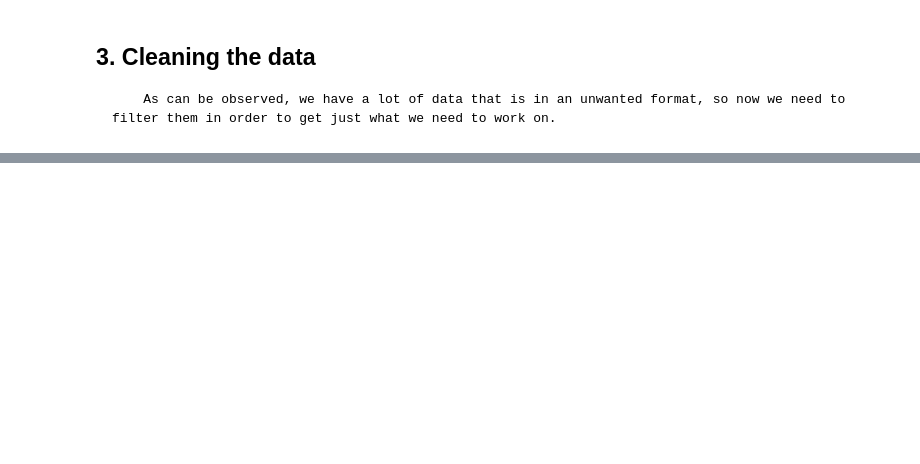
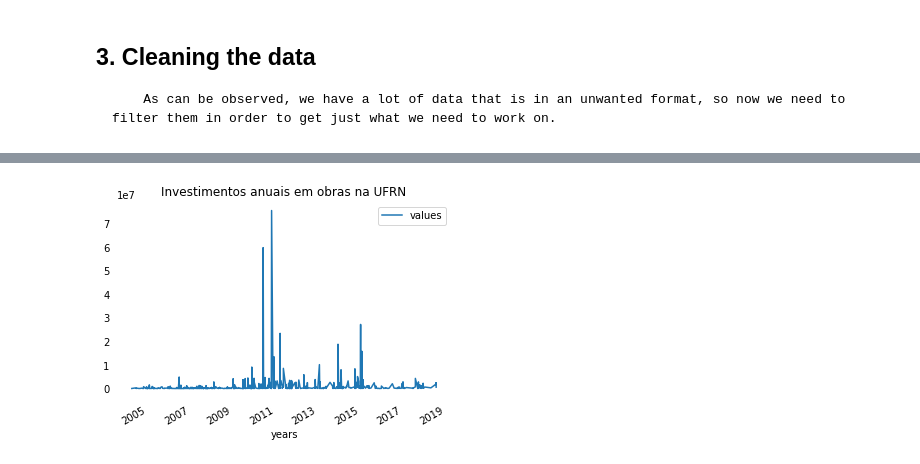
Before and after one commit to louisestella/DataAnalysis, a Jupyter notebook: prob_project.ipynb, the cells around one changed output, grey strips where cells are left out. Cells and saved outputs as stored; diff of their text form; code cells hidden in the pictures; blank space fills up the shorter version.

```diff
--- a/prob_project.ipynb
+++ b/prob_project.ipynb
@@ -65,0 +83,15 @@ plt.show()
+# %%
+ax = obras.plot(kind='line',y='valor', x='years'
+                       ,title='Investimentos anuais em obras na UFRN')
+ax.legend(loc='upper right',labels=['values'])
+
+ax.spines["left"].set_visible(False)
+ax.spines["bottom"].set_visible(False)
+ax.spines["right"].set_visible(False)
+ax.spines["top"].set_visible(False)
+
+ax.tick_params(left='off',bottom='off',right='off',top='off')
+
+plt.show()
+# %% [output]
+[figure, added]
```
Also changed, not shown: parts of 2 cells of this notebook.
